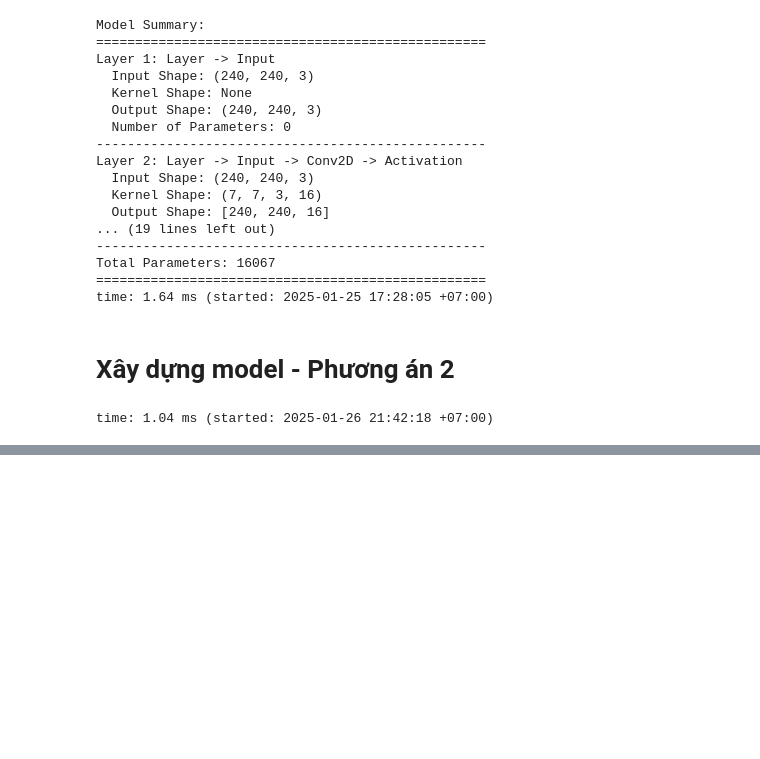
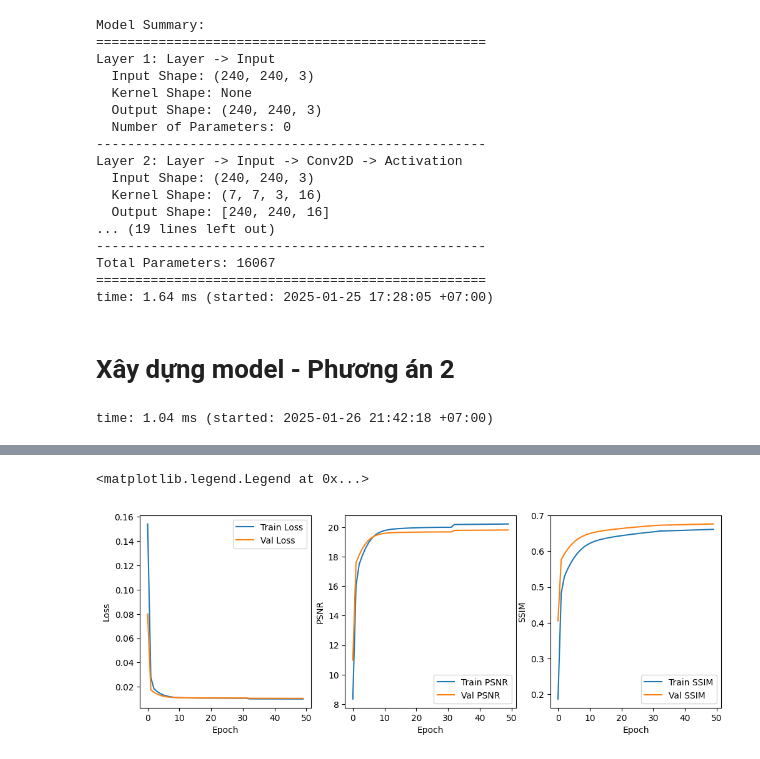
Before and after one commit to TranAnh35/Deep_Learning, a Jupyter notebook: Midterm/Demo_Super_Resolution_CNN.ipynb, the cells around one changed output, grey strips where cells are left out. Saved outputs shown, nothing was run; the diff lists cells and outputs as text; code cells hidden in the pictures; blank space fills up the shorter version.

```diff
--- a/Midterm/Demo_Super_Resolution_CNN.ipynb
+++ b/Midterm/Demo_Super_Resolution_CNN.ipynb
@@ -1179,6 +1204,6 @@ time: 7.37 s (started: 2025-01-26 20:56:36 +07:00)
 # %%
-test_model = SRCNN(layer_configs)
-test_model.load_model_weights('srcnn_model.npz')
+model = SRCNN(layer_configs)
+model.load_model_weights('srcnn_model_50epochs.npz')
 
-test_model.train(X_train, y_train, epochs=1, learning_rate=0.05, batch_size=4, validation=(X_val, y_val), continue_training=True)
+model.train(X_train, y_train, epochs=25, learning_rate=0.05, batch_size=4, validation=(X_val, y_val), continue_training=True)
 # %% [output]
@@ -1233,0 +1228,31 @@ time: 1.88 ms (started: 2025-01-26 21:43:07 +07:00)
+# %%
+history = model.history
+
+plt.figure(figsize=(12, 4))
+
+# Plot loss
+plt.subplot(1, 3, 1)
+plt.plot(history['train_loss'], label='Train Loss')
+plt.plot(history['val_loss'], label='Val Loss')
+plt.xlabel('Epoch')
+plt.ylabel('Loss')
+plt.legend()
+
+# Plot PSNR
+plt.subplot(1, 3, 2)
+plt.plot(history['train_metric']['psnr'], label='Train PSNR')
+plt.plot(history['val_metric']['psnr'], label='Val PSNR')
+plt.xlabel('Epoch')
+plt.ylabel('PSNR')
+plt.legend()
+
+# Plot SSIM
+plt.subplot(1, 3, 3)
+plt.plot(history['train_metric']['ssim'], label='Train SSIM')
+plt.plot(history['val_metric']['ssim'], label='Val SSIM')
+plt.xlabel('Epoch')
+plt.ylabel('SSIM')
+plt.legend()
+# %% [output]
+<matplotlib.legend.Legend at 0x...>
+[figure, added]
```
Also changed, not shown: parts of 25 cells of this notebook.
